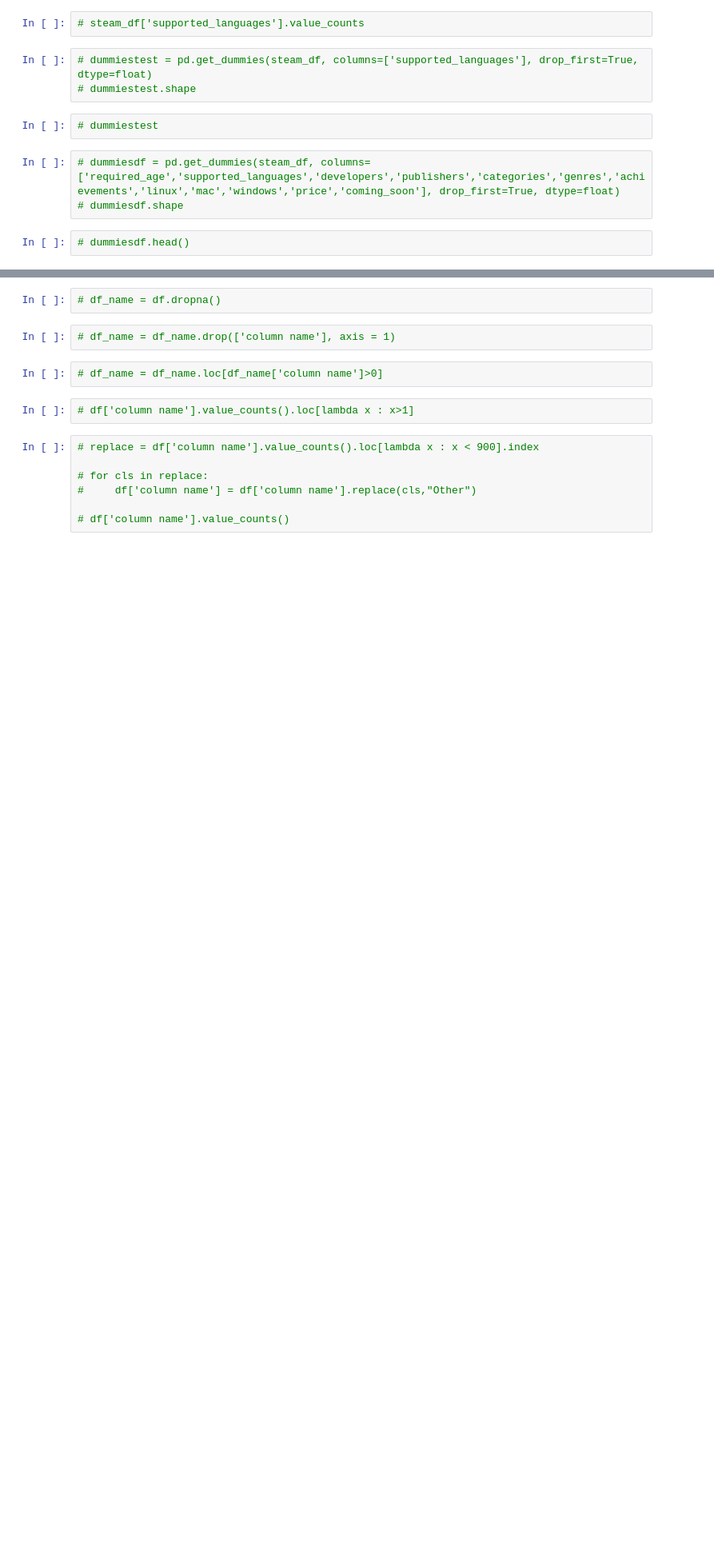
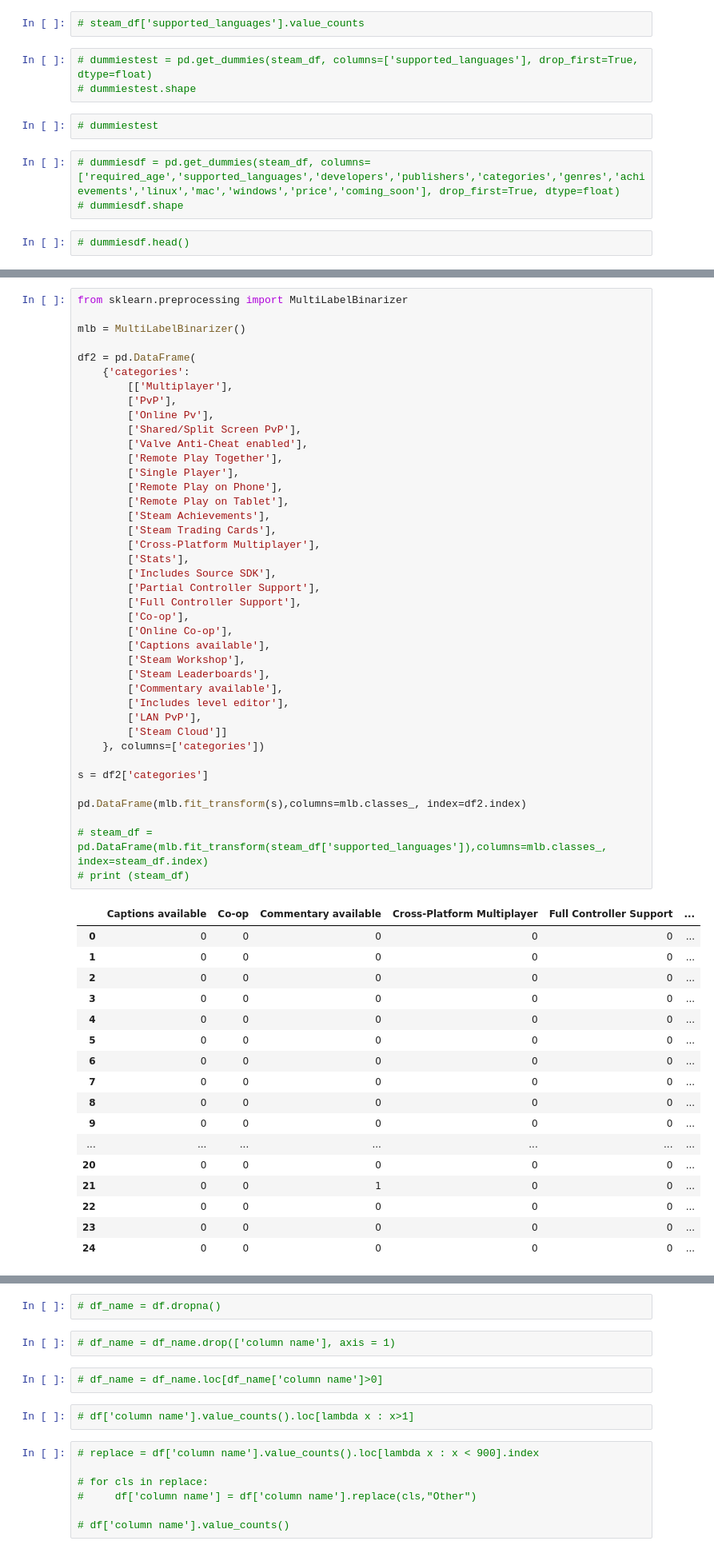
Before and after one commit to awesomepack/Steam-Recommender, a Jupyter notebook: ml1.ipynb, the cells around one changed output, grey strips where cells are left out. Shown at 80% size. Cells and saved outputs as stored; diff of their text form; blank space fills up the shorter version.

```diff
--- a/ml1.ipynb
+++ b/ml1.ipynb
@@ -111,3 +111,61 @@ pd.DataFrame(mlb.fit_transform(s),columns=mlb.classes_, index=steam_df.index)
 | 25 | 0 | 0 | 0 | 0 | 0 | 0 | 0 | 0 | 0 | 0 | ... | ... |
 | 26 | 0 | 0 | 0 | 0 | 0 | 0 | 0 | 0 | 0 | 0 | ... | ... |
 27 rows × 27 columns
+# %%
+from sklearn.preprocessing import MultiLabelBinarizer
+
+mlb = MultiLabelBinarizer()
+
+df2 = pd.DataFrame(
+    {'categories':
+        [['Multiplayer'],
+        ['PvP'],
+        ['Online Pv'],
+        ['Shared/Split Screen PvP'],
+        ['Valve Anti-Cheat enabled'],
+        ['Remote Play Together'],
+        ['Single Player'],
+        ['Remote Play on Phone'],
+        ['Remote Play on Tablet'],
+        ['Steam Achievements'],
+        ['Steam Trading Cards'],
+        ['Cross-Platform Multiplayer'],
+        ['Stats'],
+        ['Includes Source SDK'],
+        ['Partial Controller Support'],
+        ['Full Controller Support'],
+        ['Co-op'],
+        ['Online Co-op'],
+        ['Captions available'],
+        ['Steam Workshop'],
+        ['Steam Leaderboards'],
+        ['Commentary available'],
+        ['Includes level editor'],
+        ['LAN PvP'],
+        ['Steam Cloud']]
+    }, columns=['categories'])
+
+s = df2['categories']
+
+pd.DataFrame(mlb.fit_transform(s),columns=mlb.classes_, index=df2.index)
+
+# steam_df = pd.DataFrame(mlb.fit_transform(steam_df['supported_languages']),columns=mlb.classes_, index=steam_df.index)
+# print (steam_df)
+# %% [output]
+|  | Captions available | Co-op | Commentary available | Cross-Platform Multiplayer | Full Controller Support | ... |
+| 0 | 0 | 0 | 0 | 0 | 0 | ... |
+| 1 | 0 | 0 | 0 | 0 | 0 | ... |
+| 2 | 0 | 0 | 0 | 0 | 0 | ... |
+| 3 | 0 | 0 | 0 | 0 | 0 | ... |
+| 4 | 0 | 0 | 0 | 0 | 0 | ... |
+| 5 | 0 | 0 | 0 | 0 | 0 | ... |
+| 6 | 0 | 0 | 0 | 0 | 0 | ... |
+| 7 | 0 | 0 | 0 | 0 | 0 | ... |
+| 8 | 0 | 0 | 0 | 0 | 0 | ... |
+| 9 | 0 | 0 | 0 | 0 | 0 | ... |
+| ... | ... | ... | ... | ... | ... | ... |
+| 20 | 0 | 0 | 0 | 0 | 0 | ... |
+| 21 | 0 | 0 | 1 | 0 | 0 | ... |
+| 22 | 0 | 0 | 0 | 0 | 0 | ... |
+| 23 | 0 | 0 | 0 | 0 | 0 | ... |
+| 24 | 0 | 0 | 0 | 0 | 0 | ... |
```
Also changed, not shown: parts of 3 cells of this notebook.
